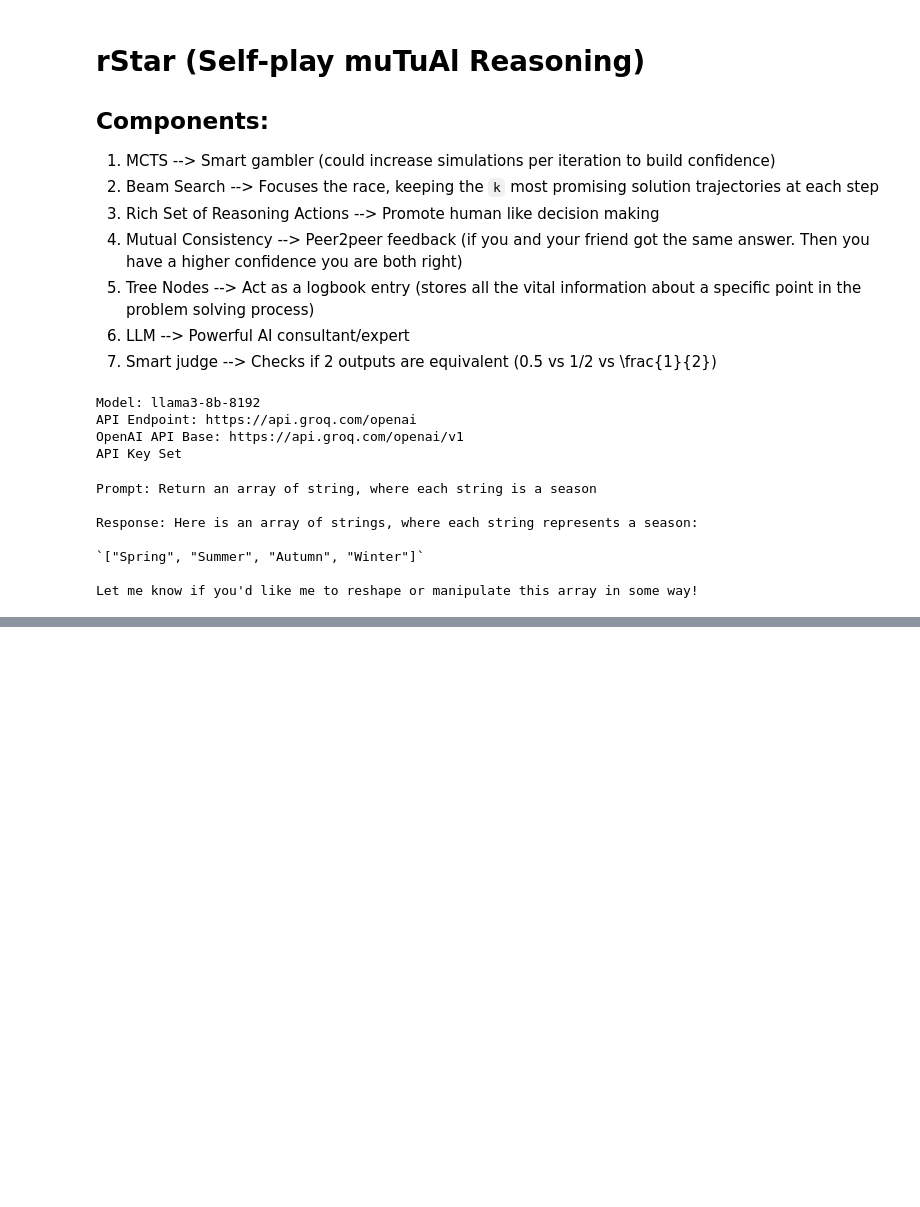
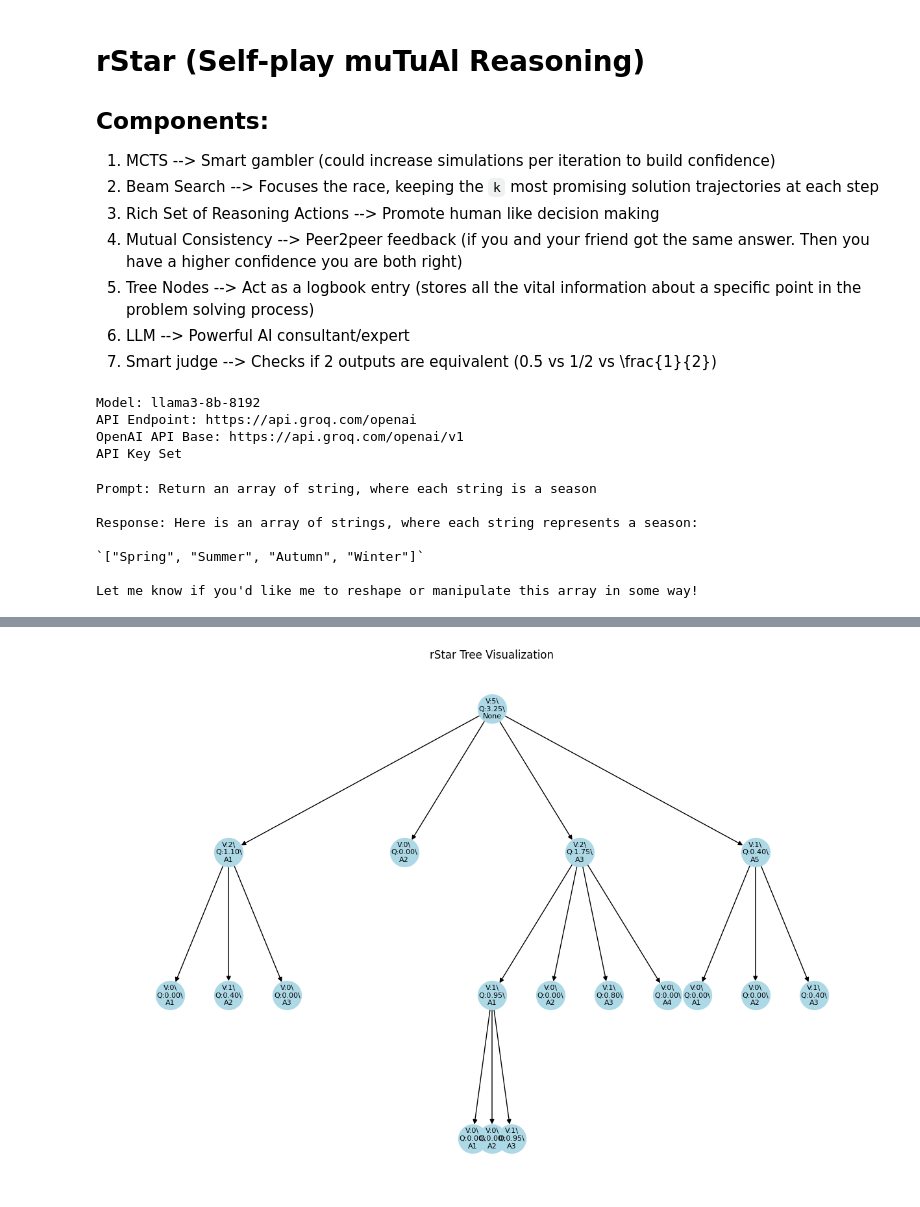
Before and after one commit to npastrami/LLM-Research, a Jupyter notebook: notebooks/rstar-math-1.ipynb, the cells around one changed output, grey strips where cells are left out. Drawn from its saved outputs; the diff is of its cells as text; code cells hidden in the pictures; blank space fills up the shorter version.

Commit message:
tested rstar without mutual consistency. visualized result

```diff
--- a/notebooks/rstar-math-1.ipynb
+++ b/notebooks/rstar-math-1.ipynb
@@ -261,7 +245,9 @@ class Node:
     def best_child(self, exploration_weights=1.41):
         choices_weights = []
         for child in self.children:
-            if child.visits == 0:
+            if child.action == "A2": # If the child is a terminal node, we don't want to explore it
+                weight = 0
+            elif child.visits == 0:
                 weight = float('inf') # Prioritize unexplored nodes
             else:
                 weight = (child.value / child.visits) + exploration_weights * math.sqrt(math.log(self.visits) / child.visits) # UCT calculation
@@ -288,13 +274,13 @@ class rStar:
         for i in range (self.iterations):
             print(f"Iteration {i+1}/{self.iterations}")
             node = self.select(self.root)
-            print(f"Selected node: {node.state}")
+            print(f"Selected node: {node.action}")
             if not node.is_fully_expanded():
                 random_child = self.expand(node)
-                print(f"Expanded node: {node.state}")
             reward = self.simulate(random_child)
             print(f"Simulated reward: {reward}")
             self.backpropagate(random_child, reward) # Backpropagate from the child upwards
+            print("=================================================")
         print(f"Visits to most visited child: {self.root.most_visited_child().visits}")
         return self.root.most_visited_child().state
 
@@ -305,7 +291,7 @@ class rStar:
 
     def expand(self, node): # Working as exptected (but might have to fix the state the children are initialized with)
         actions = self.get_valid_actions(node)
-        # print(f"Node action: {node.action}\nValid actions: {actions}\n")
+        print(f"Node action: {node.action}\nValid actions: {actions}\n")
 
         if node.action == "A2":
             print("A2 is a terminal action, no further expansion.")
@@ -313,7 +299,7 @@ class rStar:
 
         for action in actions:  # Expand every valid action
             action_prompt_result = create_prompt_and_execute(node.current_question, node.state, action)
-            # print(f"{action} response:\n\n {action_prompt_result}\n------------------------------------------")
+            print(f"{action} response:\n\n {action_prompt_result}\n------------------------------------------")
             child_node = Node(node.original_question, action_prompt_result, action=action, parent=node)
             node.add_child(child_node)
 
@@ -532,0 +501,6 @@ A2
+# %%
+# Test rStar class
+question = "Solve the system of linear equations:\n\nx + 2y = 13\n3x - 4y = -18"
+rstar = rStar(question, num_rollouts=1, max_depth=3, iterations=5)
+best_answer = rstar.search()
+print(f"Best answer:\n{best_answer}")
@@ -532,0 +525,58 @@ A2
+# %%
+# Visualize rStar tree
+import networkx as nx
+import matplotlib.pyplot as plt
+
+# Tidy tree layout algorithm --> Reingold-Tilford layout
+def tidy_tree_layout(tree, root=None, x=0, y=0, dx=1.0, positions=None, level=0, spacing=1.5):
+    if positions is None:
+        positions = {}
+    positions[root] = (x, y)
+    children = list(tree.successors(root))
+    if children:
+        width = dx * (len(children) - 1) * spacing
+        next_x = x - width / 2
+        for child in children:
+            tidy_tree_layout(tree, child, next_x, y - 1, dx / 3, positions, level + 1, spacing)
+            next_x += dx * spacing
+    return positions
+
+def visualize_rstar_tree(mcts, max_nodes=100):
+    graph = nx.DiGraph()
+    node_labels = {}
+    node_counter = [0]
+    node_ids = {}
+
+    def add_edges(node, parent_id=None):
+        if node_counter[0] >= max_nodes:
+            return
+        node_id = node_counter[0]
+        node_counter[0] += 1
+        node_ids[node] = node_id
+        label = f"V:{getattr(node, 'visits', '?')}\\\nQ:{getattr(node, 'value', '?'):.2f}\\\n{getattr(node, 'action', '?')}"
+        node_labels[node_id] = label
+        graph.add_node(node_id)
+        if parent_id is not None:
+            graph.add_edge(parent_id, node_id)
+        for child in getattr(node, 'children', []):
+            add_edges(child, node_id)
+
+    add_edges(mcts.root)
+    pos = tidy_tree_layout(graph, root=0, dx=2.0, spacing=1.5)
+    plt.figure(figsize=(12, 8))
+    nx.draw(
+        graph,
+        pos,
+        with_labels=False,
+        node_size=1000,  # Reduced node size
+        node_color="lightblue"
+    )
+    nx.draw_networkx_labels(graph, pos, labels=node_labels, font_size=8)  # Reduced font size
+    plt.title("rStar Tree Visualization")
+    plt.axis('off')
+    plt.show()
+
+# Example usage
+visualize_rstar_tree(rstar)
+# %% [output]
+[figure, added]
```
Also changed, not shown: parts of 3 cells of this notebook.
